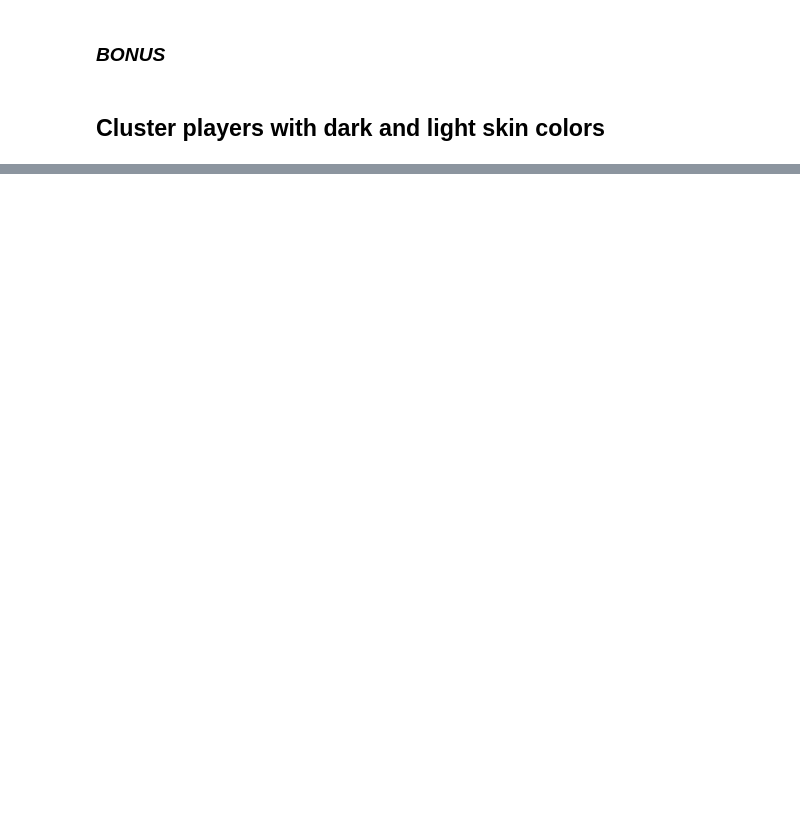
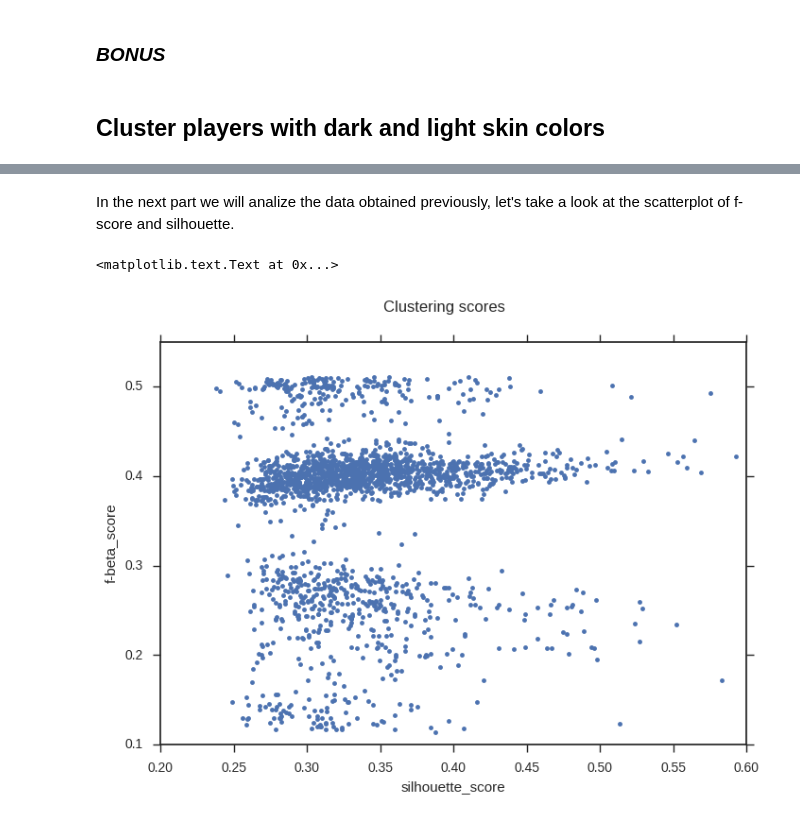
Before and after one commit to CriMenghini/ADA_Homeworks, a Jupyter notebook: Homework_4/Hw_4.ipynb, the cells around one changed output, grey strips where cells are left out. Cells and saved outputs as stored; diff of their text form; code cells hidden in the pictures; blank space fills up the shorter version.

```diff
--- a/Homework_4/Hw_4.ipynb
+++ b/Homework_4/Hw_4.ipynb
@@ -313,0 +417,2 @@ np.array(players.iloc[test_index])
+# %%
+columns = [i for i in range(0,ref_std.shape[1])]
@@ -313,0 +421,6 @@ np.array(players.iloc[test_index])
+# %%
+features = []
+silhouettes = []
+silhouettes_inv = []
+f_scores = []
+f_scores_inv = []
@@ -313,0 +431,33 @@ np.array(players.iloc[test_index])
+# %%
+for i in tqdm_notebook(range(1, ref_std.shape[1]-1), desc='Global'):
+    #generate combination of features
+    combinations = list(iter.combinations(columns, len(columns)-i))
+    #Iterate over every combination
+    for comb in tqdm_notebook(combinations, desc='Combining', leave=False) :
+        #Clustering
+        kmeans = KMeans(n_clusters=2, random_state=1).fit(ref_std[:, comb])
+        #Extract labels
+        pred = kmeans.labels_
+        #Silhouette and f-beta score for predictions
+        silhouettes.append(metrics.silhouette_score(ref_std[:, comb], pred, metric='euclidean'))
+        f_scores.append(fbeta_score(labels, pred, beta=1.9))
+        #Silhouette and f-beta score for inverted predictions
+        inv_pred = v(pred)
+        silhouettes_inv.append(metrics.silhouette_score(ref_std[:, comb], inv_pred, metric='euclidean'))
+        f_scores_inv.append(fbeta_score(labels, inv_pred, beta=1.9))
+        #Store feature combination
+        features.append(comb)
+# %% [markdown]
+In the next part we will analize the data obtained previously, let's take a look at the scatterplot of f-score and silhouette.
+# %%
+triples = zip(silhouettes,f_scores, features)
+points = np.array(zip(silhouettes, f_scores))
+# %%
+fig1 = plt.figure()
+plt.plot(points[:,0], points[:,1], '.')
+fig1.suptitle('Clustering scores')
+plt.xlabel('silhouette_score')
+plt.ylabel('f-beta_score')
+# %% [output]
+<matplotlib.text.Text at 0x...>
+[figure, added]
```
Also changed, not shown: parts of 53 cells of this notebook.
